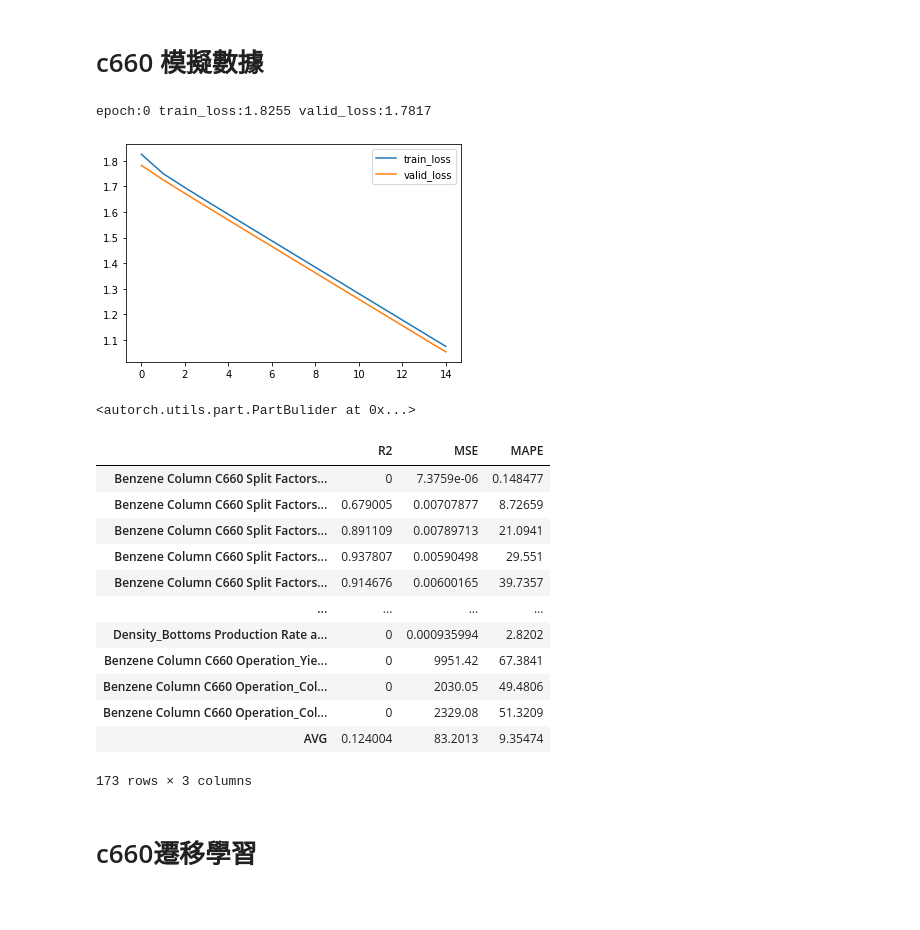
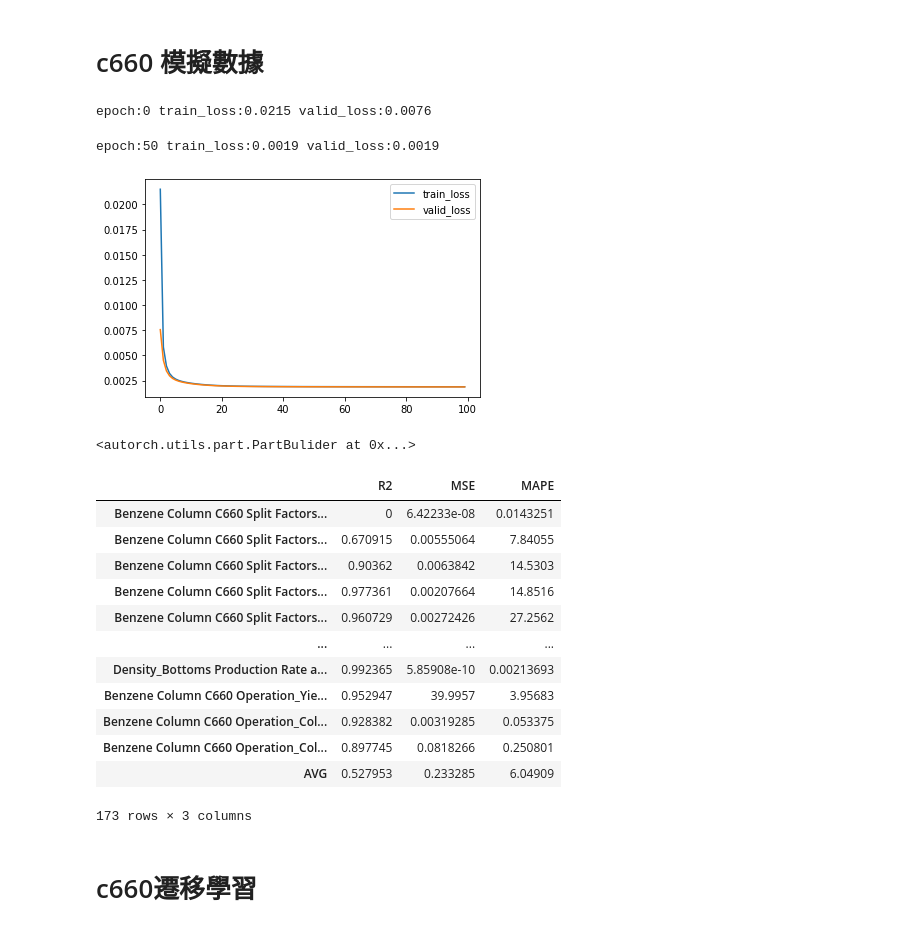
Before and after one commit to skywalker0803r/c620, a Jupyter notebook: notebook/linear_model.ipynb, the cells around one changed output. Cells and saved outputs as stored; diff of their text form; code cells hidden in the pictures.

Commit message:
4/6 update max_epochs = 100 limit_y_range == True

```diff
--- a/notebook/linear_model.ipynb
+++ b/notebook/linear_model.ipynb
@@ -8,7 +8,7 @@ import joblib
 import autorch
 from torch import nn#
 from torch.optim import Adam
-max_epochs = 15
+max_epochs = 100
 # %% [markdown]
 # c620 模擬數據
 # %%
@@ -97,40 +99,41 @@ joblib.dump(c620_model,'/content/drive/MyDrive/台塑輕油案子/data/c620/mode
 # %%
 # load data
 c660_df = pd.read_csv('/content/drive/MyDrive/台塑輕油案子/data/c620/cleaned/c660_train.csv',index_col=0)
 c660_df_real = pd.read_excel('/content/drive/MyDrive/台塑輕油案子/data/c620/明志_遷移式學習_訓練資料_寄送版/c660_data.xlsx',index_col=0)
 c = joblib.load('/content/drive/MyDrive/台塑輕油案子/data/c620/col_names/c660_col_names.pkl')
 
 # def col
 x_col = c['case']+c['x41']
 op_col = c['density']+c['yRefluxRate']+c['yHeatDuty']+c['yControl']
 op_col = c660_df_real[op_col].dropna(axis=1).columns.tolist()
 sp_col = c['vent_gas_sf']+c['distillate_sf']+c['sidedraw_sf']+c['bottoms_sf']
 n_idx = [[i,i+41,i+41*2,i+41*3] for i in range(41)]
 
 # modeling
-c660_model = autorch.utils.PartBulider(c660_df,x_col,sp_col+op_col,limit_y_range=False,normalize_idx_list=n_idx,max_epochs=max_epochs)
+c660_model = autorch.utils.PartBulider(c660_df,x_col,sp_col+op_col,limit_y_range=True,normalize_idx_list=n_idx,max_epochs=max_epochs)
 c660_model.net = nn.Linear(len(x_col),len(sp_col)+len(op_col))
 c660_model.optimizer = Adam(c660_model.net.parameters())
 c660_model.train()
 # %% [output]
-epoch:0 train_loss:1.8255 valid_loss:1.7817
+epoch:0 train_loss:0.0215 valid_loss:0.0076
+epoch:50 train_loss:0.0019 valid_loss:0.0019
-[figure, old version]
+[figure, new version]
-<autorch.utils.part.PartBulider at 0x...>
+<autorch.utils.part.PartBulider at 0x...>
 # %%
 c660_model.test(e=0.02)
 # %% [output]
 |  | R2 | MSE | MAPE |
-| Benzene Column C660 Split Factors... | 0 | 7.3759e-06 | 0.148477 |
-| Benzene Column C660 Split Factors... | 0.679005 | 0.00707877 | 8.72659 |
-| Benzene Column C660 Split Factors... | 0.891109 | 0.00789713 | 21.0941 |
-| Benzene Column C660 Split Factors... | 0.937807 | 0.00590498 | 29.551 |
-| Benzene Column C660 Split Factors... | 0.914676 | 0.00600165 | 39.7357 |
+| Benzene Column C660 Split Factors... | 0 | 6.42233e-08 | 0.0143251 |
+| Benzene Column C660 Split Factors... | 0.670915 | 0.00555064 | 7.84055 |
+| Benzene Column C660 Split Factors... | 0.90362 | 0.0063842 | 14.5303 |
+| Benzene Column C660 Split Factors... | 0.977361 | 0.00207664 | 14.8516 |
+| Benzene Column C660 Split Factors... | 0.960729 | 0.00272426 | 27.2562 |
 | ... | ... | ... | ... |
-| Density_Bottoms Production Rate a... | 0 | 0.000935994 | 2.8202 |
-| Benzene Column C660 Operation_Yie... | 0 | 9951.42 | 67.3841 |
-| Benzene Column C660 Operation_Col... | 0 | 2030.05 | 49.4806 |
-| Benzene Column C660 Operation_Col... | 0 | 2329.08 | 51.3209 |
-| AVG | 0.124004 | 83.2013 | 9.35474 |
+| Density_Bottoms Production Rate a... | 0.992365 | 5.85908e-10 | 0.00213693 |
+| Benzene Column C660 Operation_Yie... | 0.952947 | 39.9957 | 3.95683 |
+| Benzene Column C660 Operation_Col... | 0.928382 | 0.00319285 | 0.053375 |
+| Benzene Column C660 Operation_Col... | 0.897745 | 0.0818266 | 0.250801 |
+| AVG | 0.527953 | 0.233285 | 6.04909 |
 173 rows × 3 columns
 # %% [markdown]
 # c660遷移學習
```
Also changed, not shown: parts of 13 cells of this notebook.
